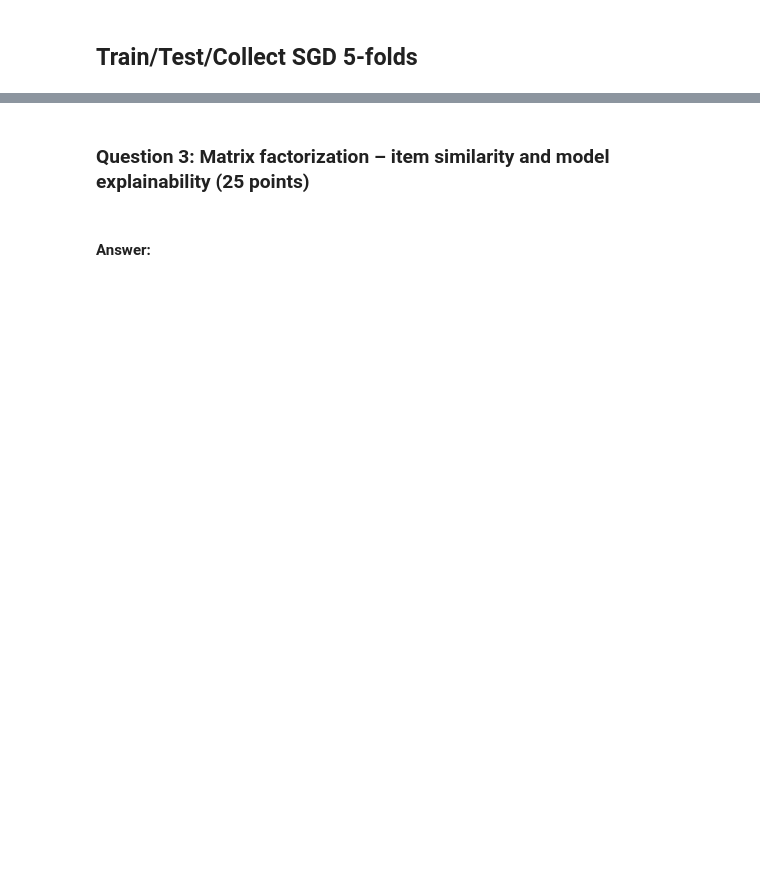
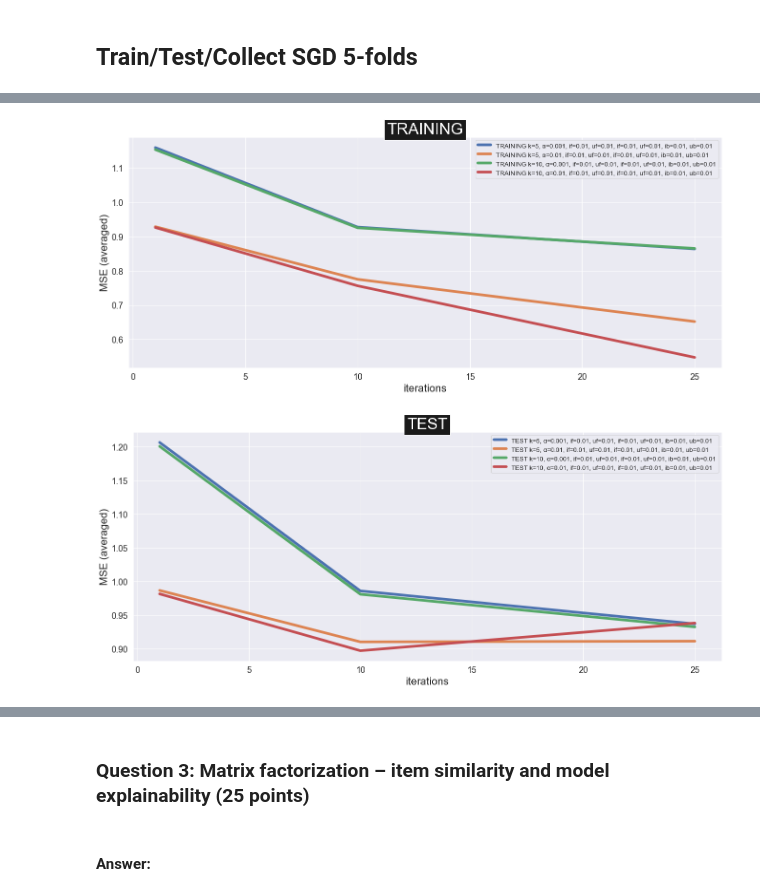
Before and after one commit to Nesher123/Recommendation-Systems, a Jupyter notebook: HW1/204502926_039065313.ipynb, the cells around one changed output, grey strips where cells are left out. Cells and saved outputs as stored; diff of their text form; code cells hidden in the pictures; blank space fills up the shorter version.

```diff
--- a/HW1/204502926_039065313.ipynb
+++ b/HW1/204502926_039065313.ipynb
@@ -497,7 +492,11 @@ def calculate_learning_curve(training_data, test_data, model_provider, model_typ
 # %%
 als_folds_results = []
 
-for fold in folds:
+get_number_of_permutations_string(model_type="als")
+
+for idx, fold in enumerate(folds, start = 0):
+    print('============================================')
+    print(f'Running on fold {idx}/{len(folds) - 1}')
     training_data, test_data = fold
     params_and_results = calculate_learning_curve(training_data, test_data, model_provider=als_model_provider, model_type="als")
     als_folds_results.append(params_and_results)
@@ -568,0 +663,7 @@ Test MSE = 1.2694983189052205
+# %%
+sgd_averages_result = combine_training_and_test_averages_per_model(sgd_folds_results, training_sgd_averages_map, test_sgd_averages_map, model_type="sgd")
+print(sgd_averages_result)
+print()
+
+als_averages_result = combine_training_and_test_averages_per_model(als_folds_results, training_als_averages_map, test_als_averages_map, model_type="als")
+print(als_averages_result)
@@ -569,5 +674,29 @@ Test MSE = 1.2694983189052205
+# %%
+sns.set()
+
+def plot_learning_curve_list(iter_array, predictions, title, mse_extractor, model_type="als"):
+    plt.figure(num=None, figsize=(20, 8), dpi=80, facecolor='w', edgecolor='k')
+
+    for prediction in predictions:
+        k = prediction["k"]
+
+        if model_type == "als":
+            ir, ur = prediction['item_reg'], prediction['user_reg']
+            plt.plot(iter_array, mse_extractor(prediction), label=f"{title} k={k}, item_reg={ir}, user_reg={ur}", linewidth=5)
+        else:
+            learning_rate = prediction["learning_rate"]
+            if_reg, uf_reg, ib, ub = prediction['item_fact_reg'], prediction['user_fact_reg'], prediction['item_bias_reg'], prediction['user_bias_reg']
+            plt.plot(iter_array, mse_extractor(prediction), label=f"{title} k={k}, α={learning_rate}, if={if_reg}, uf={uf_reg}, if={if_reg}, uf={uf_reg}, ib={ib}, ub={ub}", linewidth=5)
+
+    plt.xticks(fontsize=16);
+    plt.yticks(fontsize=16);
+    plt.xlabel('iterations', fontsize=20);
+    plt.ylabel('MSE (averaged)', fontsize=20);
+    plt.title(title, fontsize=30, bbox={'facecolor':'k', 'pad':5}, color='w')
+    plt.legend(loc='best', fontsize=12);
 # %%
-# predictions.append({"k": k, "learning_rate:": learning_rate, "training_mse": training_mse, "test_mse": test_mse})
-
-# plot_learning_curve_list(iter_array, predictions, title='Training', mse_extractor=lambda model: model["training_mse"])
-# plot_learning_curve_list(iter_array, predictions, title='Test', mse_extractor=lambda model: model["test_mse"])
+plot_learning_curve_list(iter_array, sgd_averages_result, title='TRAINING', mse_extractor=lambda model: model["training_mse"], model_type="sgd")
+plot_learning_curve_list(iter_array, sgd_averages_result, title='TEST', mse_extractor=lambda model: model["test_mse"], model_type="sgd")
+# %% [output]
+[figure, added]
+[figure, added]
```
Also changed, not shown: parts of 24 cells of this notebook.
